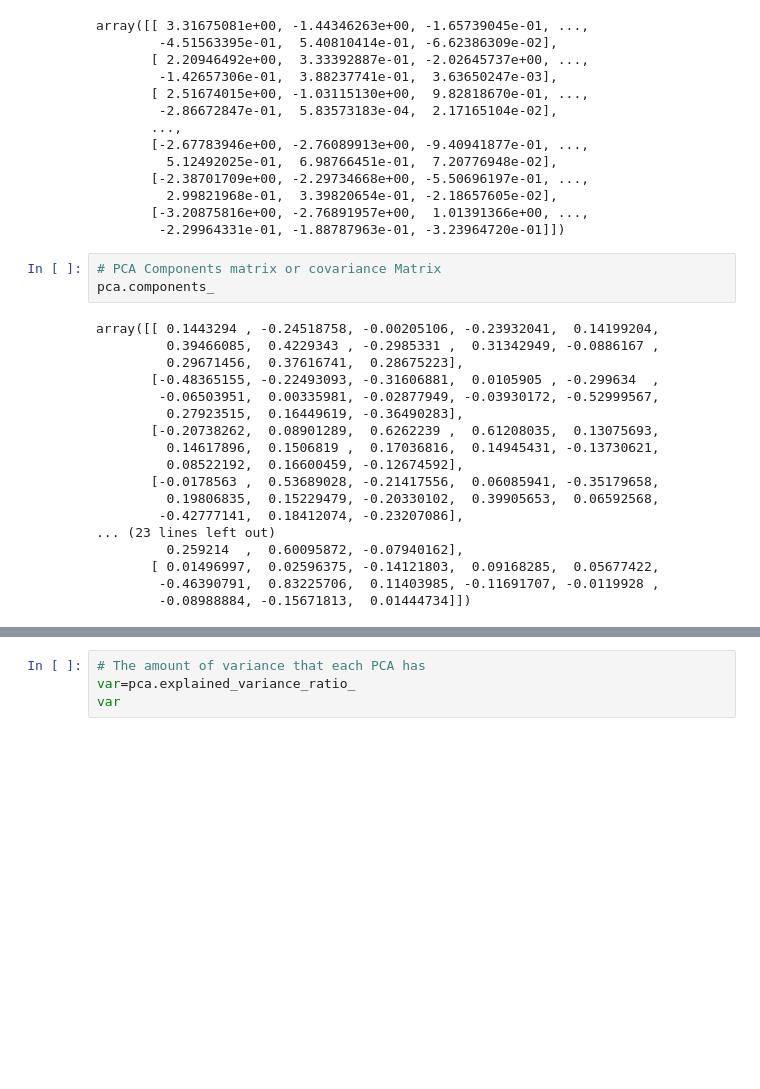
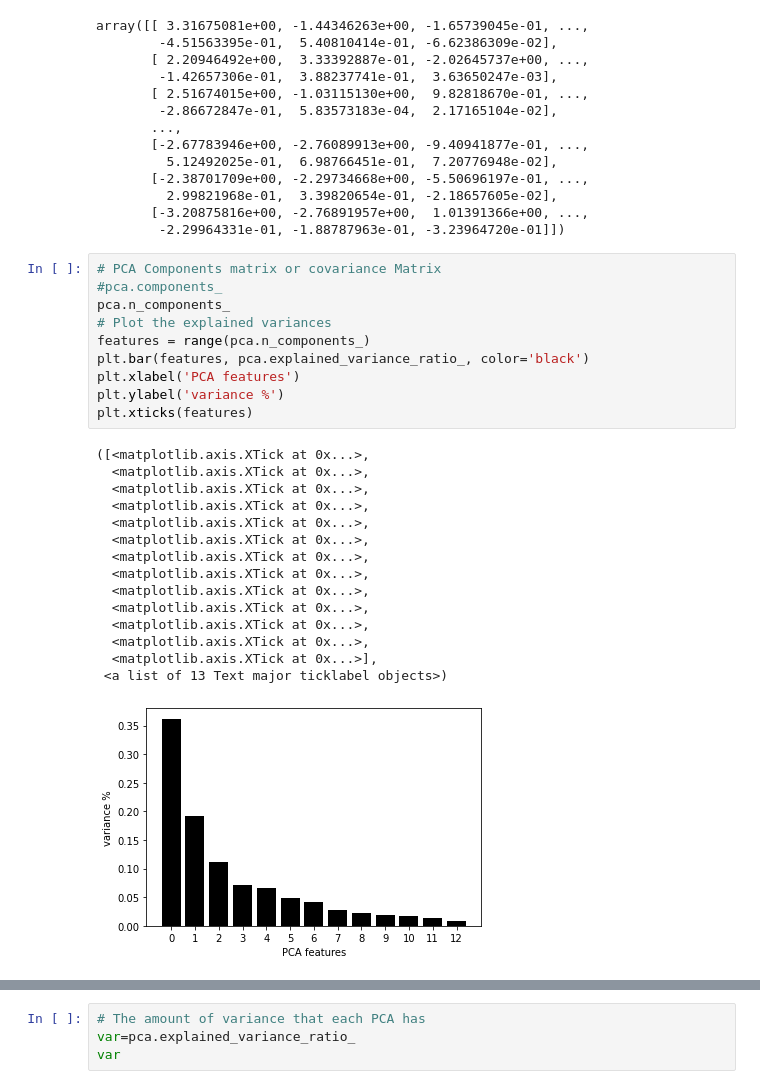
Before and after one commit to rewatevijaykumar/excelr-pca, a Jupyter notebook: Assignment_8_PCA.ipynb, the cells around one changed output, grey strips where cells are left out. Cells and saved outputs as stored; diff of their text form; blank space fills up the shorter version.

```diff
--- a/Assignment_8_PCA.ipynb
+++ b/Assignment_8_PCA.ipynb
@@ -142,24 +140,29 @@ array([[ 3.31675081e+00, -1.44346263e+00, -1.65739045e-01, ...,
          2.99821968e-01,  3.39820654e-01, -2.18657605e-02],
        [-3.20875816e+00, -2.76891957e+00,  1.01391366e+00, ...,
         -2.29964331e-01, -1.88787963e-01, -3.23964720e-01]])
-# %%
-# PCA Components matrix or covariance Matrix
-pca.components_
-# %% [output]
-array([[ 0.1443294 , -0.24518758, -0.00205106, -0.23932041,  0.14199204,
-         0.39466085,  0.4229343 , -0.2985331 ,  0.31342949, -0.0886167 ,
-         0.29671456,  0.37616741,  0.28675223],
-       [-0.48365155, -0.22493093, -0.31606881,  0.0105905 , -0.299634  ,
-        -0.06503951,  0.00335981, -0.02877949, -0.03930172, -0.52999567,
-         0.27923515,  0.16449619, -0.36490283],
-       [-0.20738262,  0.08901289,  0.6262239 ,  0.61208035,  0.13075693,
-         0.14617896,  0.1506819 ,  0.17036816,  0.14945431, -0.13730621,
-         0.08522192,  0.16600459, -0.12674592],
-       [-0.0178563 ,  0.53689028, -0.21417556,  0.06085941, -0.35179658,
-         0.19806835,  0.15229479, -0.20330102,  0.39905653,  0.06592568,
-        -0.42777141,  0.18412074, -0.23207086],
-... (23 lines left out)
-         0.259214  ,  0.60095872, -0.07940162],
-       [ 0.01496997,  0.02596375, -0.14121803,  0.09168285,  0.05677422,
-        -0.46390791,  0.83225706,  0.11403985, -0.11691707, -0.0119928 ,
-        -0.08988884, -0.15671813,  0.01444734]])
+# %%
+# PCA Components matrix or covariance Matrix
+#pca.components_
+pca.n_components_
+# Plot the explained variances
+features = range(pca.n_components_)
+plt.bar(features, pca.explained_variance_ratio_, color='black')
+plt.xlabel('PCA features')
+plt.ylabel('variance %')
+plt.xticks(features)
+# %% [output]
+([<matplotlib.axis.XTick at 0x...>,
+  <matplotlib.axis.XTick at 0x...>,
+  <matplotlib.axis.XTick at 0x...>,
+  <matplotlib.axis.XTick at 0x...>,
+  <matplotlib.axis.XTick at 0x...>,
+  <matplotlib.axis.XTick at 0x...>,
+  <matplotlib.axis.XTick at 0x...>,
+  <matplotlib.axis.XTick at 0x...>,
+  <matplotlib.axis.XTick at 0x...>,
+  <matplotlib.axis.XTick at 0x...>,
+  <matplotlib.axis.XTick at 0x...>,
+  <matplotlib.axis.XTick at 0x...>,
+  <matplotlib.axis.XTick at 0x...>],
+ <a list of 13 Text major ticklabel objects>)
+[figure, added]
```
Also changed, not shown: parts of 10 cells of this notebook.
